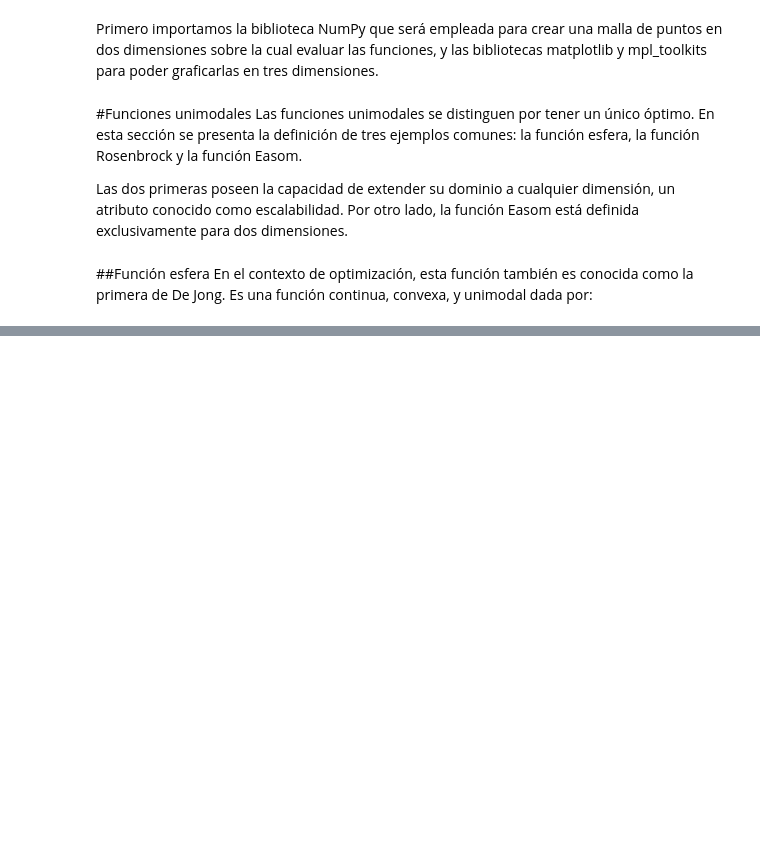
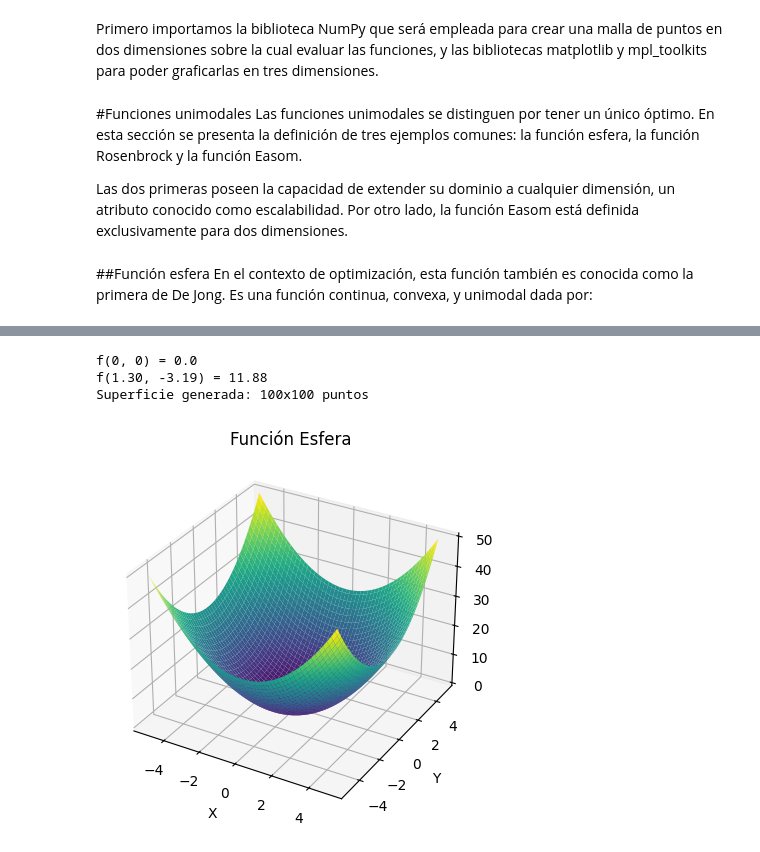
Before and after one commit to Material-Educativo/Tecnicas-heuristicas, a Jupyter notebook: Funciones_de_prueba.ipynb, the cells around one changed output, grey strips where cells are left out. Saved outputs shown, nothing was run; the diff lists cells and outputs as text; code cells hidden in the pictures; blank space fills up the shorter version.

```diff
--- a/Funciones_de_prueba.ipynb
+++ b/Funciones_de_prueba.ipynb
@@ -585,0 +26,4 @@ plt.show()
+# %%
+def funcion_esfera(x):
+    """Calcula la función esfera."""
+    return np.sum(x**2)
@@ -585,0 +47,38 @@ plt.show()
+# %%
+# Evaluar en el óptimo
+x_optimo = np.array([0.0, 0.0])
+valor_optimo = funcion_esfera(x_optimo)
+print(f"f(0, 0) = {valor_optimo}")  # Debe ser 0.0
+
+# Evaluar en un punto aleatorio
+x_aleatorio = np.random.uniform(-5.12, 5.12, 2)
+valor_aleatorio = funcion_esfera(x_aleatorio)
+print(f"f({x_aleatorio[0]:.2f}, {x_aleatorio[1]:.2f}) = {valor_aleatorio:.2f}")
+
+# Generar datos para visualización
+X, Y, Z = evaluar_en_dominio(funcion_esfera, [-5, 5])
+print(f"Superficie generada: {X.shape[0]}x{X.shape[1]} puntos")
+# %% [output]
+f(0, 0) = 0.0
+f(1.30, -3.19) = 11.88
+Superficie generada: 100x100 puntos
+# %%
+# Crear figura 3D
+fig = plt.figure()
+ax = fig.add_subplot(111, projection='3d')
+
+# Graficar la superficie de la función
+ax.plot_surface(X, Y, Z, cmap='viridis')
+
+# Etiquetas de los ejes
+ax.set_xlabel('X')
+ax.set_ylabel('Y')
+ax.set_zlabel('Z')
+
+# Título
+plt.title('Función Esfera')
+
+# Mostrar la figura
+plt.show()
+# %% [output]
+[figure, added]
```
Also changed, not shown: parts of 69 cells of this notebook.
